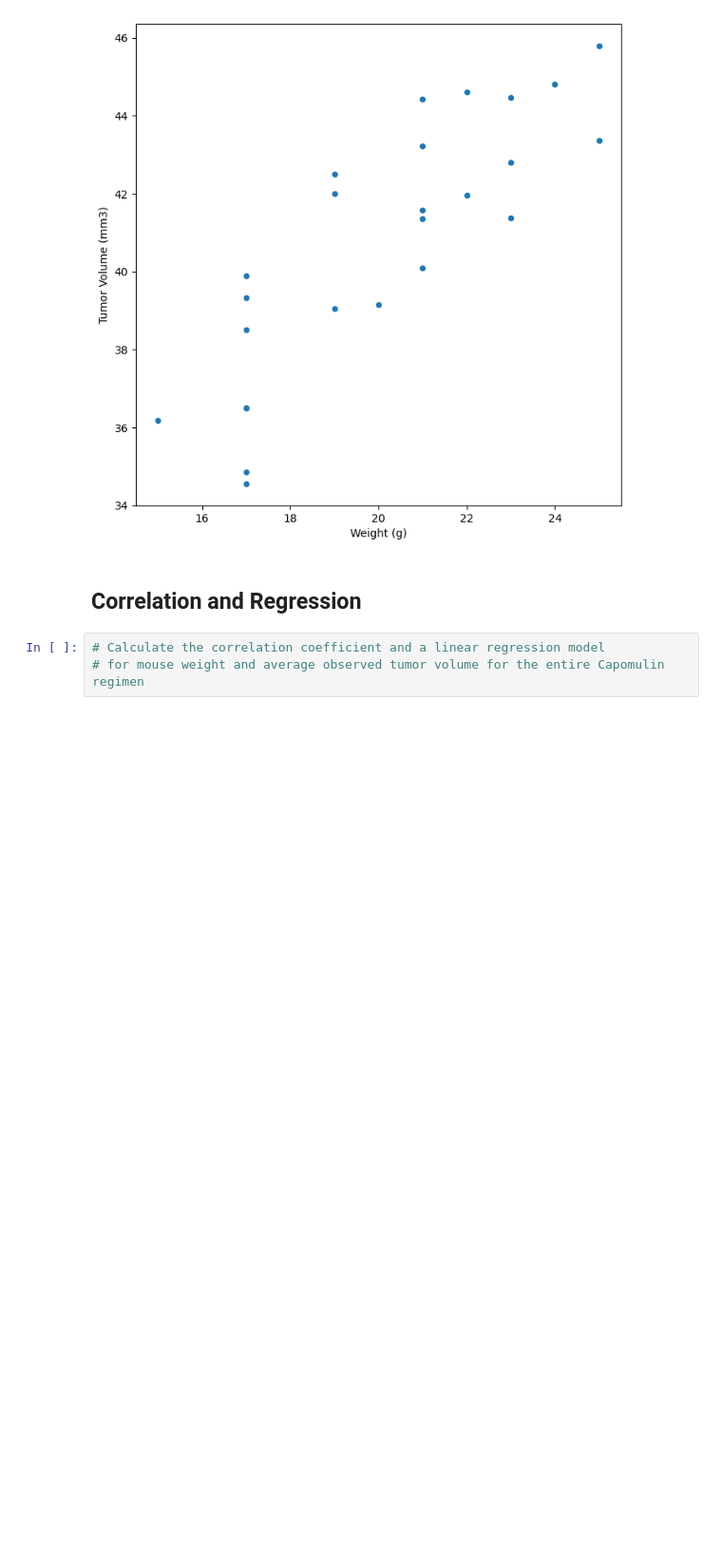
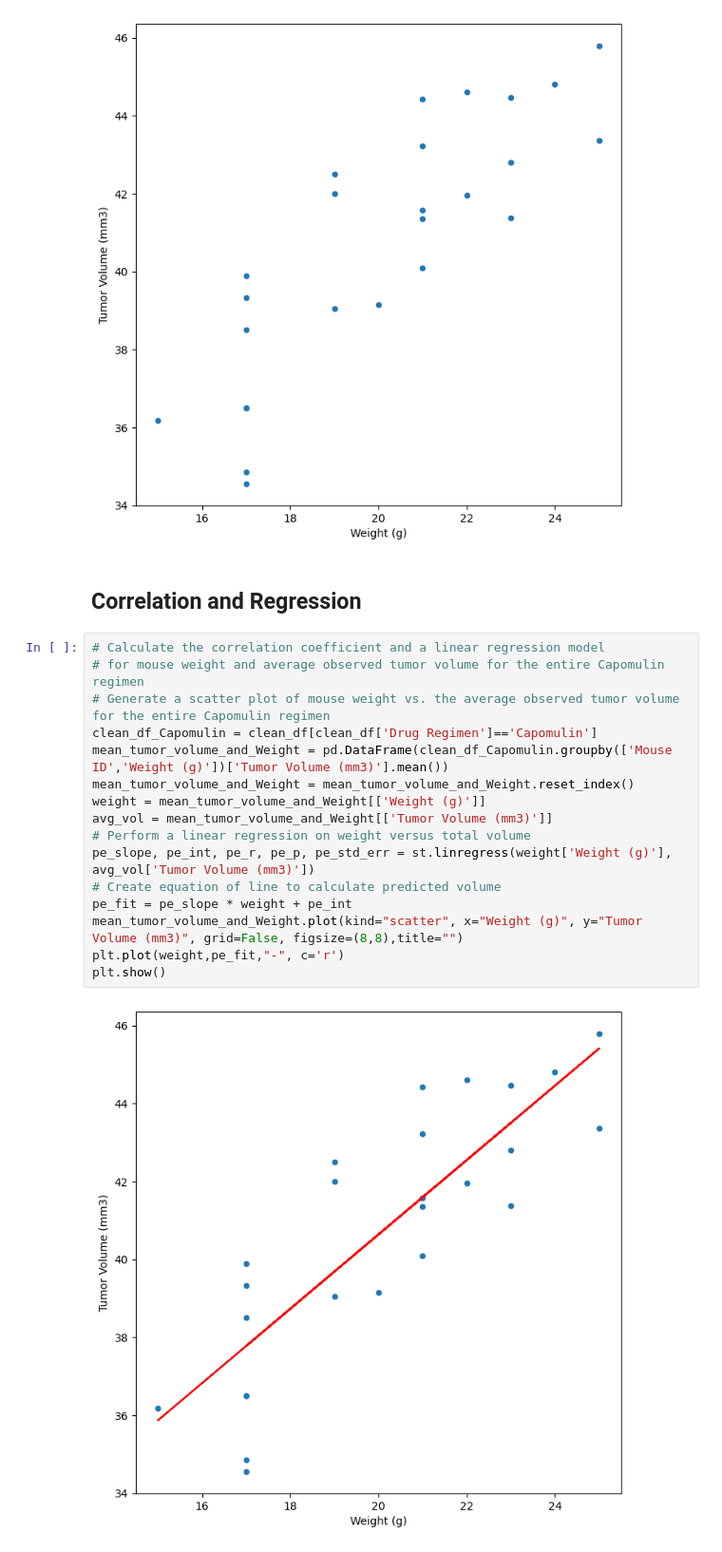
Before and after one commit to soumyaranjanswaincan/data_visualization, a Jupyter notebook: pymaceuticals_starter.ipynb, the cells around one changed output. Shown at 95% size. Drawn from its saved outputs; the diff is of its cells as text; blank space fills up the shorter version.

```diff
--- a/pymaceuticals_starter.ipynb
+++ b/pymaceuticals_starter.ipynb
@@ -321,6 +326,21 @@ plt.show()
 [figure]
 # %% [markdown]
 ## Correlation and Regression
-# %%
-# Calculate the correlation coefficient and a linear regression model
-# for mouse weight and average observed tumor volume for the entire Capomulin regimen
+# %%
+# Calculate the correlation coefficient and a linear regression model
+# for mouse weight and average observed tumor volume for the entire Capomulin regimen
+# Generate a scatter plot of mouse weight vs. the average observed tumor volume for the entire Capomulin regimen
+clean_df_Capomulin = clean_df[clean_df['Drug Regimen']=='Capomulin']
+mean_tumor_volume_and_Weight = pd.DataFrame(clean_df_Capomulin.groupby(['Mouse ID','Weight (g)'])['Tumor Volume (mm3)'].mean())
+mean_tumor_volume_and_Weight = mean_tumor_volume_and_Weight.reset_index()
+weight = mean_tumor_volume_and_Weight[['Weight (g)']]
+avg_vol = mean_tumor_volume_and_Weight[['Tumor Volume (mm3)']]
+# Perform a linear regression on weight versus total volume
+pe_slope, pe_int, pe_r, pe_p, pe_std_err = st.linregress(weight['Weight (g)'], avg_vol['Tumor Volume (mm3)'])
+# Create equation of line to calculate predicted volume
+pe_fit = pe_slope * weight + pe_int
+mean_tumor_volume_and_Weight.plot(kind="scatter", x="Weight (g)", y="Tumor Volume (mm3)", grid=False, figsize=(8,8),title="")
+plt.plot(weight,pe_fit,"-", c='r')
+plt.show()
+# %% [output]
+[figure, added]
```
Also changed, not shown: parts of 4 cells of this notebook, 1 other file.
